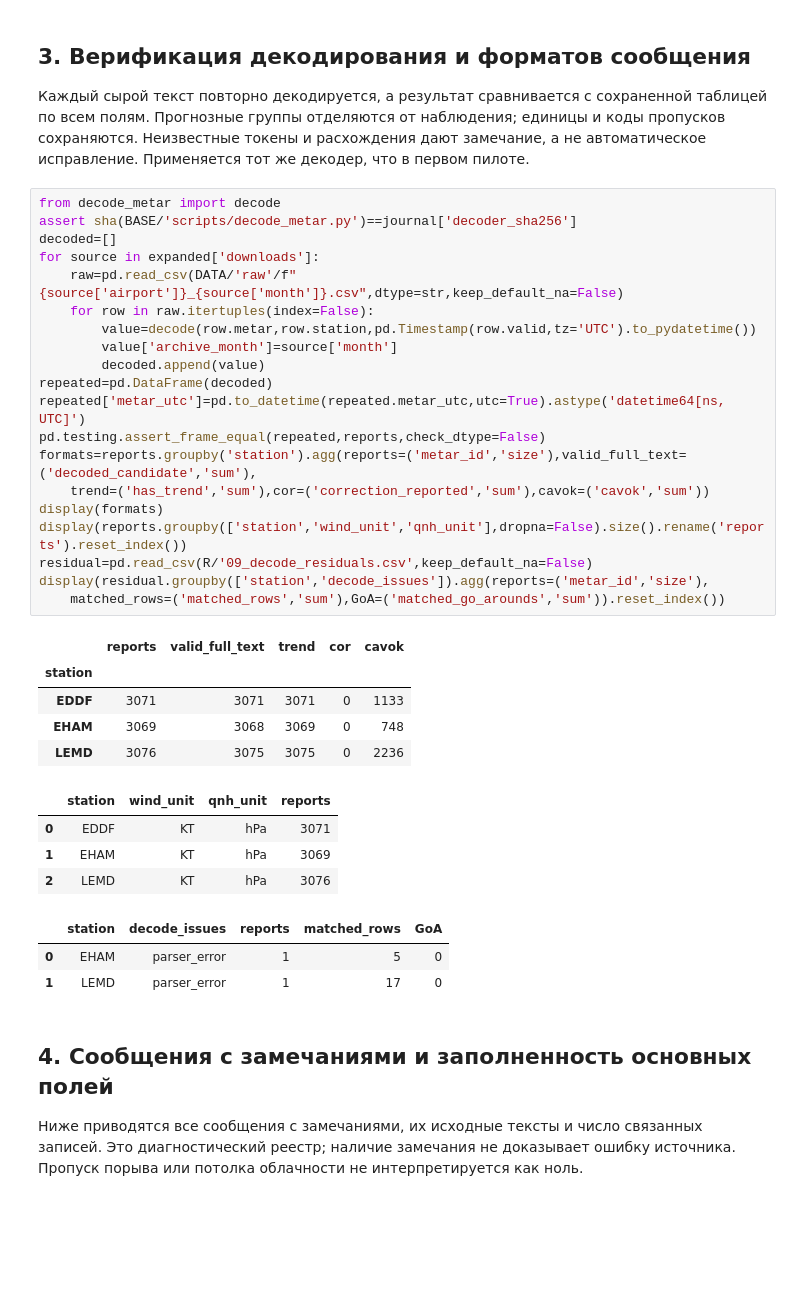
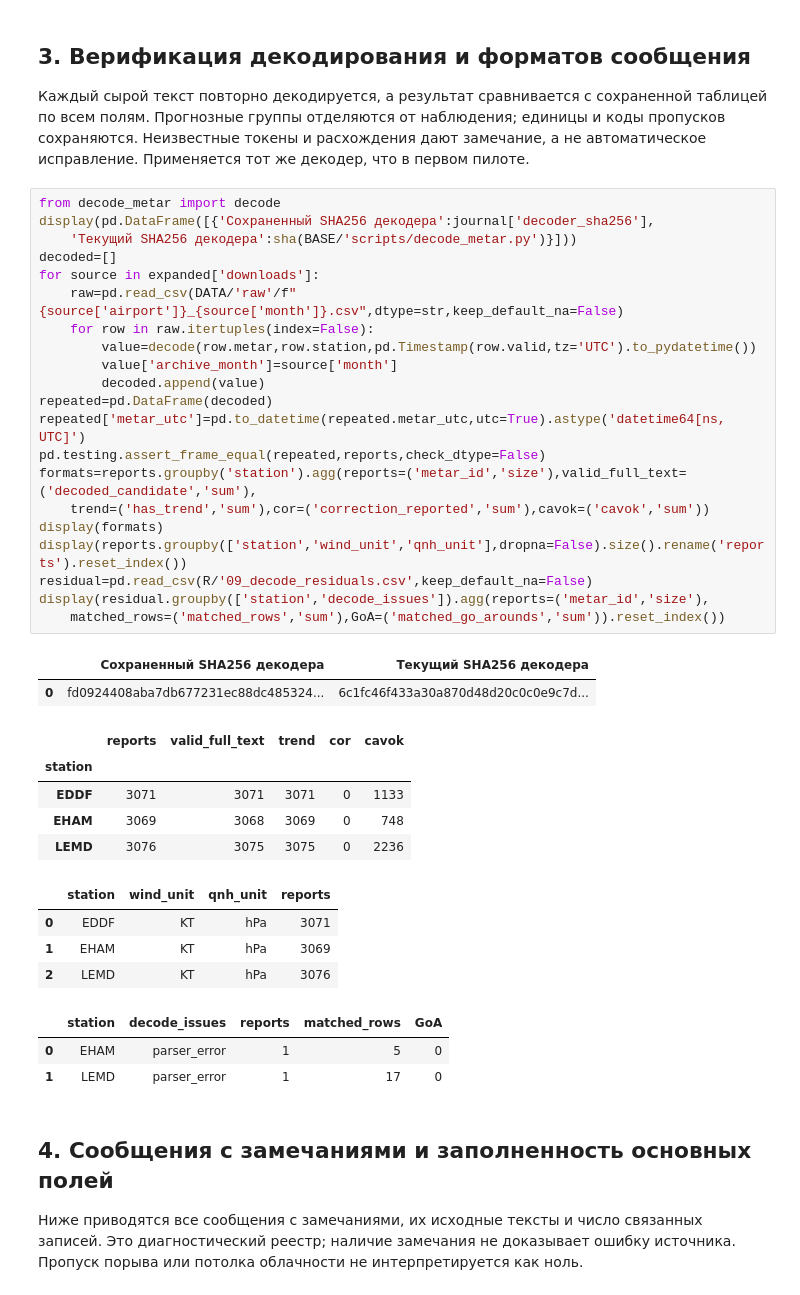
Before and after one commit to steptovictory-dev/Approach-Risk-ver.-1.0, a Jupyter notebook: europe/weather/notebooks/05_expansion_coverage_and_decoding.ipynb, the cells around one changed output. Cells and saved outputs as stored; diff of their text form; blank space fills up the shorter version.

```diff
--- a/europe/weather/notebooks/05_expansion_coverage_and_decoding.ipynb
+++ b/europe/weather/notebooks/05_expansion_coverage_and_decoding.ipynb
@@ -146,37 +146,40 @@ save('14_expansion_coverage')
 а не автоматическое исправление. Применяется тот же декодер, что в первом пилоте.
 # %%
 from decode_metar import decode
-assert sha(BASE/'scripts/decode_metar.py')==journal['decoder_sha256']
+display(pd.DataFrame([{'Сохраненный SHA256 декодера':journal['decoder_sha256'],
+    'Текущий SHA256 декодера':sha(BASE/'scripts/decode_metar.py')}]))
 decoded=[]
 for source in expanded['downloads']:
     raw=pd.read_csv(DATA/'raw'/f"{source['airport']}_{source['month']}.csv",dtype=str,keep_default_na=False)
     for row in raw.itertuples(index=False):
         value=decode(row.metar,row.station,pd.Timestamp(row.valid,tz='UTC').to_pydatetime())
         value['archive_month']=source['month']
         decoded.append(value)
 repeated=pd.DataFrame(decoded)
 repeated['metar_utc']=pd.to_datetime(repeated.metar_utc,utc=True).astype('datetime64[ns, UTC]')
 pd.testing.assert_frame_equal(repeated,reports,check_dtype=False)
 formats=reports.groupby('station').agg(reports=('metar_id','size'),valid_full_text=('decoded_candidate','sum'),
     trend=('has_trend','sum'),cor=('correction_reported','sum'),cavok=('cavok','sum'))
 display(formats)
 display(reports.groupby(['station','wind_unit','qnh_unit'],dropna=False).size().rename('reports').reset_index())
 residual=pd.read_csv(R/'09_decode_residuals.csv',keep_default_na=False)
 display(residual.groupby(['station','decode_issues']).agg(reports=('metar_id','size'),
     matched_rows=('matched_rows','sum'),GoA=('matched_go_arounds','sum')).reset_index())
 # %% [output]
-|  | reports | valid_full_text | trend | cor | cavok |
-| station |  |  |  |  |  |
-| EDDF | 3071 | 3071 | 3071 | 0 | 1133 |
-| EHAM | 3069 | 3068 | 3069 | 0 | 748 |
-| LEMD | 3076 | 3075 | 3075 | 0 | 2236 |
+|  | Сохраненный SHA256 декодера | Текущий SHA256 декодера |
+| 0 | fd0924408aba7db677231ec88dc485324... | 6c1fc46f433a30a870d48d20c0c0e9c7d... |
-|  | station | wind_unit | qnh_unit | reports |
-| 0 | EDDF | KT | hPa | 3071 |
-| 1 | EHAM | KT | hPa | 3069 |
-| 2 | LEMD | KT | hPa | 3076 |
+|  | reports | valid_full_text | trend | cor | cavok |
+| station |  |  |  |  |  |
+| EDDF | 3071 | 3071 | 3071 | 0 | 1133 |
+| EHAM | 3069 | 3068 | 3069 | 0 | 748 |
+| LEMD | 3076 | 3075 | 3075 | 0 | 2236 |
-|  | station | decode_issues | reports | matched_rows | GoA |
-| 0 | EHAM | parser_error | 1 | 5 | 0 |
-| 1 | LEMD | parser_error | 1 | 17 | 0 |
+|  | station | wind_unit | qnh_unit | reports |
+| 0 | EDDF | KT | hPa | 3071 |
+| 1 | EHAM | KT | hPa | 3069 |
+| 2 | LEMD | KT | hPa | 3076 |
+|  | station | decode_issues | reports | matched_rows | GoA |
+| 0 | EHAM | parser_error | 1 | 5 | 0 |
+| 1 | LEMD | parser_error | 1 | 17 | 0 |
 # %% [markdown]
 ## 4. Сообщения с замечаниями и заполненность основных полей
 
```
Also changed, not shown: parts of 1 cell of this notebook, 58 other files.
